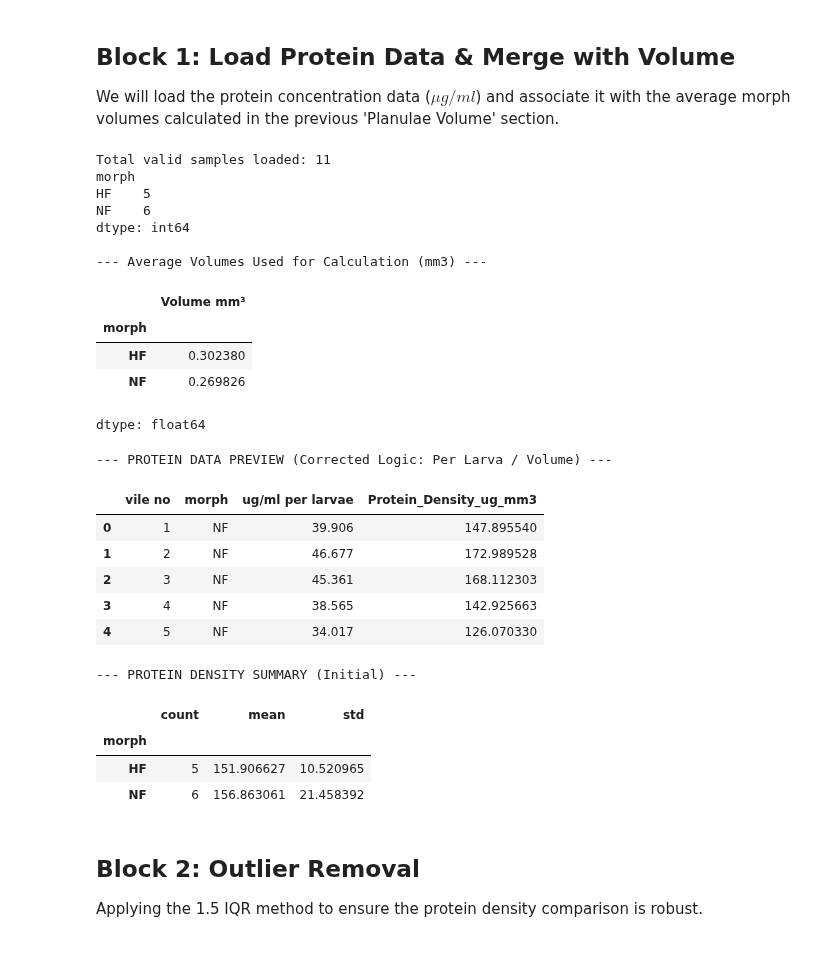
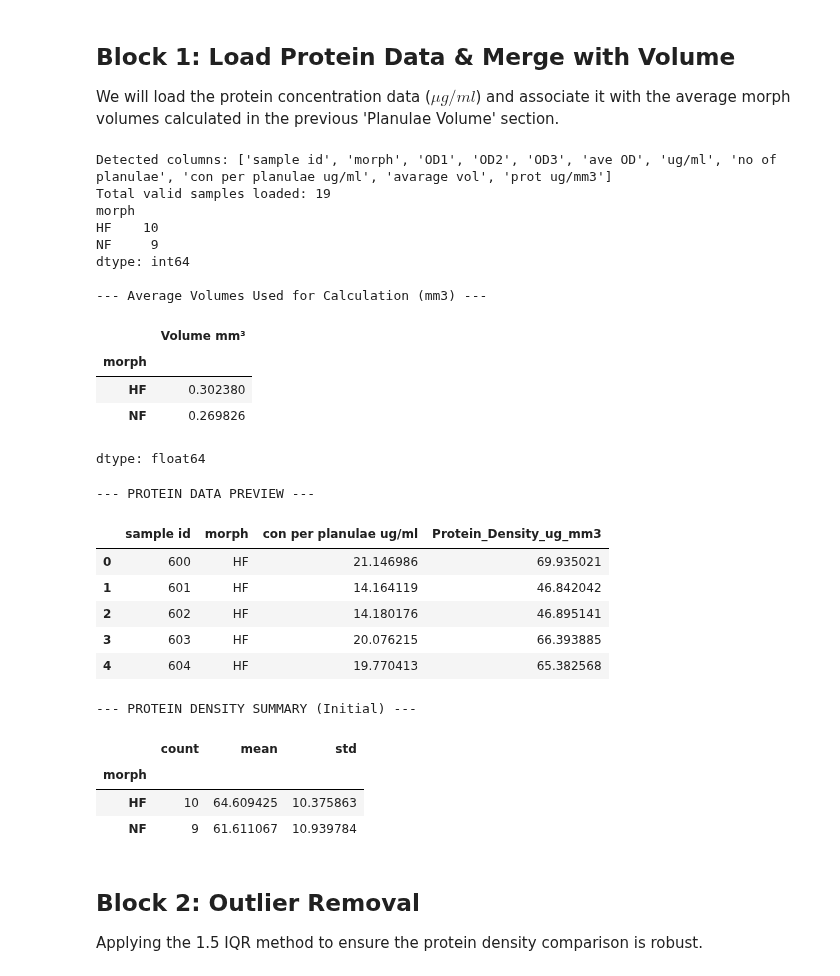
Before and after one commit to LielUziahu/S_Pistillata_Bet-Hedging, a Jupyter notebook: Larval_Baseline_Physiology.ipynb, the cells around one changed output. Cells and saved outputs as stored; diff of their text form; code cells hidden in the pictures.

```diff
--- a/Larval_Baseline_Physiology.ipynb
+++ b/Larval_Baseline_Physiology.ipynb
@@ -814,58 +814,61 @@ We will load the protein concentration data ($μg/ml$) and associate it with the
 import pandas as pd
 
 # 1. Load protein data
-df_prot = pd.read_csv('liel12012026_562.csv', encoding='latin1')
+df_prot = pd.read_csv('Prot_16042026.csv', encoding='latin1')
 
 # 2. Cleanup: Strip whitespace and drop empty rows
 df_prot.columns = df_prot.columns.str.strip()
+print(f"Detected columns: {df_prot.columns.tolist()}")
+
 df_prot = df_prot.dropna(subset=['morph']).copy()
 df_prot['morph'] = df_prot['morph'].str.strip()
 
 # --- Show number of samples loaded ---
 print(f"Total valid samples loaded: {len(df_prot)}")
 print(df_prot.groupby('morph').size())
 
 # 3. Map average volumes from the Planulae Volume section
 df_prot['Avg_Volume_mm3'] = df_prot['morph'].map(avg_volume)
 
 # 4. Recalculate protein density using absolute protein per larva divided by individual morph volume
-# Calculation: (ug/ml per larva) / (Avg Morph Volume mm3) = ug/mm3
-df_prot['Protein_Density_ug_mm3'] = df_prot['ug/ml per larvae'] / df_prot['Avg_Volume_mm3']
+# FIX: Using 'con per planulae ug/ml' which is the correct column in your CSV
+df_prot['Protein_Density_ug_mm3'] = df_prot['con per planulae ug/ml'] / df_prot['Avg_Volume_mm3']
 
 print("\n--- Average Volumes Used for Calculation (mm3) ---")
 display(avg_volume)
 
-print("\n--- PROTEIN DATA PREVIEW (Corrected Logic: Per Larva / Volume) ---")
-display(df_prot[['vile no', 'morph', 'ug/ml per larvae', 'Protein_Density_ug_mm3']].head())
+print("\n--- PROTEIN DATA PREVIEW ---")
+display(df_prot[['sample id', 'morph', 'con per planulae ug/ml', 'Protein_Density_ug_mm3']].head())
 
 print("\n--- PROTEIN DENSITY SUMMARY (Initial) ---")
 prot_summary = df_prot.groupby('morph')['Protein_Density_ug_mm3'].agg(['count', 'mean', 'std'])
 display(prot_summary)
 # %% [output]
-Total valid samples loaded: 11
+Detected columns: ['sample id', 'morph', 'OD1', 'OD2', 'OD3', 'ave OD', 'ug/ml', 'no of planulae', 'con per planulae ug/ml', 'avarage vol', 'prot ug/mm3']
+Total valid samples loaded: 19
 morph
-HF    5
-NF    6
+HF    10
+NF     9
 dtype: int64
 
 --- Average Volumes Used for Calculation (mm3) ---
 |  | Volume mm³ |
 | morph |  |
 | HF | 0.302380 |
 | NF | 0.269826 |
 dtype: float64
---- PROTEIN DATA PREVIEW (Corrected Logic: Per Larva / Volume) ---
+--- PROTEIN DATA PREVIEW ---
-|  | vile no | morph | ug/ml per larvae | Protein_Density_ug_mm3 |
-| 0 | 1 | NF | 39.906 | 147.895540 |
-| 1 | 2 | NF | 46.677 | 172.989528 |
-| 2 | 3 | NF | 45.361 | 168.112303 |
-| 3 | 4 | NF | 38.565 | 142.925663 |
-| 4 | 5 | NF | 34.017 | 126.070330 |
+|  | sample id | morph | con per planulae ug/ml | Protein_Density_ug_mm3 |
+| 0 | 600 | HF | 21.146986 | 69.935021 |
+| 1 | 601 | HF | 14.164119 | 46.842042 |
+| 2 | 602 | HF | 14.180176 | 46.895141 |
+| 3 | 603 | HF | 20.076215 | 66.393885 |
+| 4 | 604 | HF | 19.770413 | 65.382568 |
 --- PROTEIN DENSITY SUMMARY (Initial) ---
 |  | count | mean | std |
 | morph |  |  |  |
-| HF | 5 | 151.906627 | 10.520965 |
-| NF | 6 | 156.863061 | 21.458392 |
+| HF | 10 | 64.609425 | 10.375863 |
+| NF | 9 | 61.611067 | 10.939784 |
 # %% [markdown]
 ## Block 2: Outlier Removal
 Applying the 1.5 IQR method to ensure the protein density comparison is robust.
```
Also changed, not shown: parts of 20 cells of this notebook.
